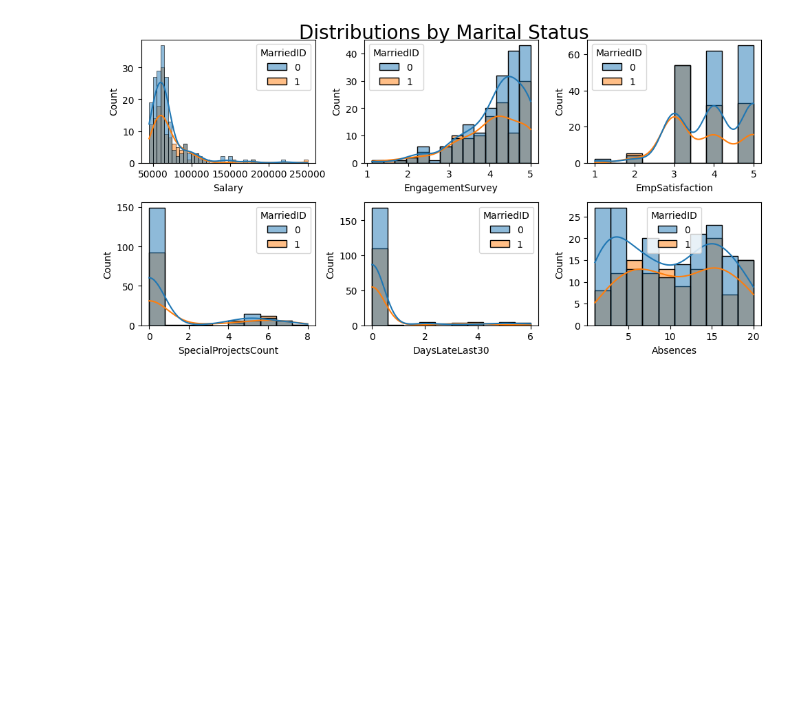
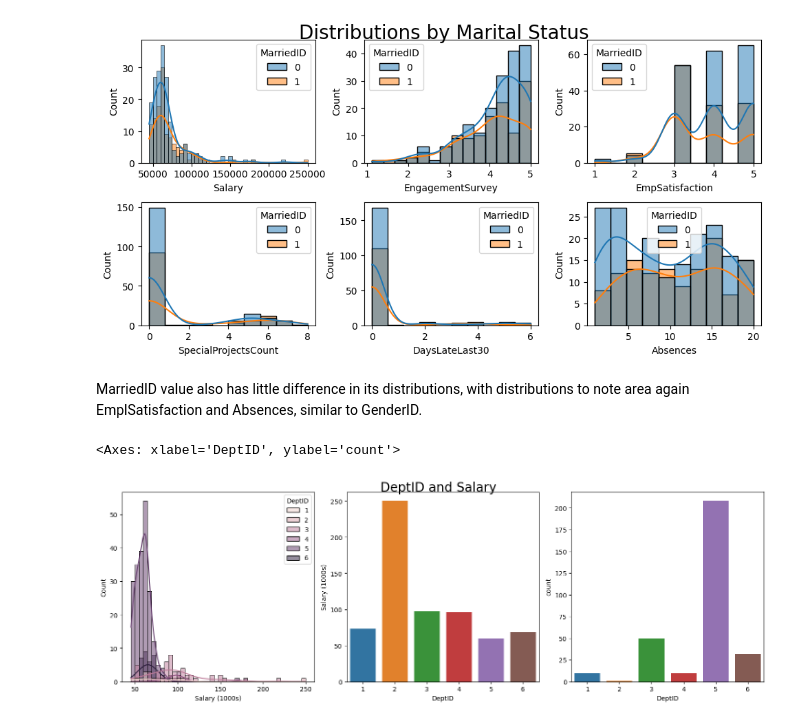
Before and after one commit to oscarbowie/OESON_Project_2, a Jupyter notebook: OESON_Project_2.ipynb, the cells around one changed output. Cells and saved outputs as stored; diff of their text form; code cells hidden in the pictures; blank space fills up the shorter version.

```diff
--- a/OESON_Project_2.ipynb
+++ b/OESON_Project_2.ipynb
@@ -71,3 +97,16 @@ sns.histplot(data=df, ax=ax[1,2], x='Absences', hue = group, kde='True')
 # %% [output]
 <Axes: xlabel='Absences', ylabel='Count'>
 [figure]
+# %% [markdown]
+MarriedID value also has little difference in its distributions, with distributions to note area again EmplSatisfaction and Absences, similar to GenderID.
+# %%
+fig, ax = plt.subplots(1,3, figsize=(15,5))
+fig.tight_layout(pad=2)
+fig.suptitle('DeptID and Salary', fontsize=20)
+sns.histplot(data=df, ax=ax[0], x=df['Salary']/1000, hue = 'DeptID', kde = 'True').set(xlabel = "Salary (1000s)")
+d= df.groupby('DeptID').agg({'Salary':'mean'})
+sns.barplot(data=d, ax=ax[1], x= d.index, y=d['Salary']/1000).set(ylabel = "Salary (1000s)")
+sns.countplot(data=df, x='DeptID')
+# %% [output]
+<Axes: xlabel='DeptID', ylabel='count'>
+[figure, added]
```
Also changed, not shown: parts of 10 cells of this notebook.
